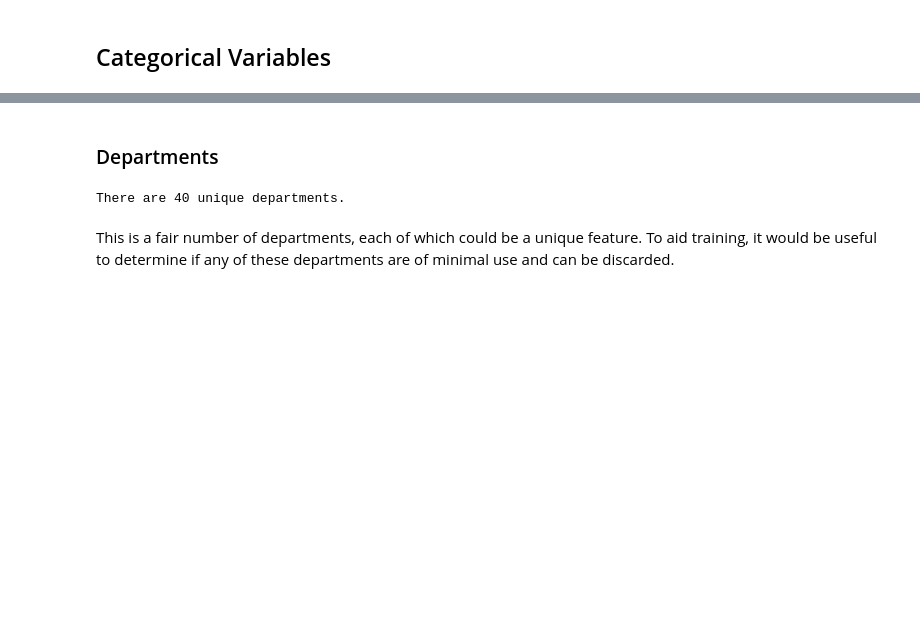
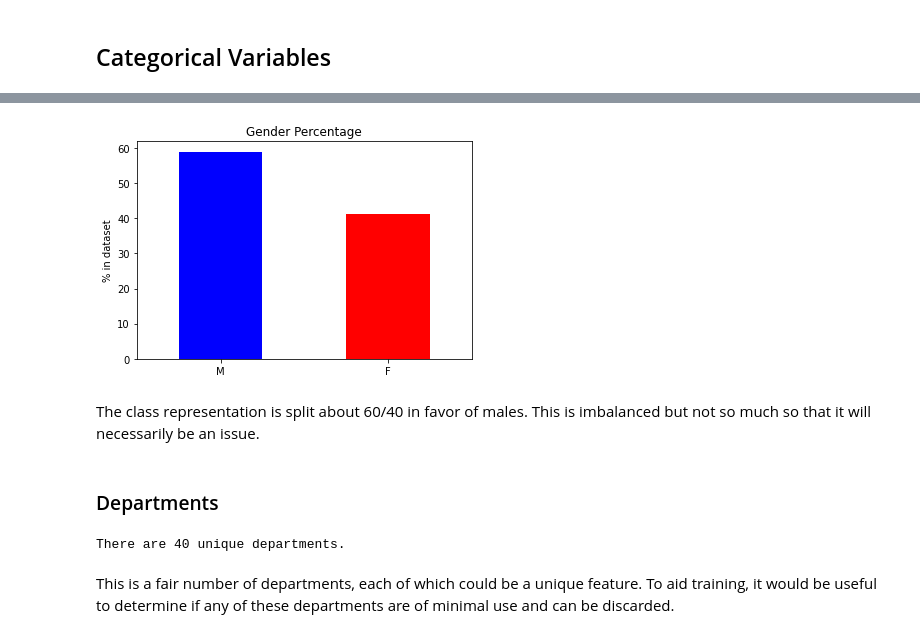
Before and after one commit to penichols10/Predicting-Gender-from-MoCo-Employment-Data, a Jupyter notebook: moco_employees.ipynb, the cells around one changed output, grey strips where cells are left out. Saved outputs shown, nothing was run; the diff lists cells and outputs as text; code cells hidden in the pictures; blank space fills up the shorter version.

```diff
--- a/moco_employees.ipynb
+++ b/moco_employees.ipynb
@@ -261,3 +278,13 @@ Name: gender, dtype: float64
+# %%
+gender_counts = df['gender'].value_counts()/df.shape[0]*100
+gender_counts.plot.bar(rot=0, color=['blue', 'red'])
+plt.title('Gender Percentage')
+plt.ylabel('% in dataset')
+plt.show()
+# %% [output]
+[figure, added]
+# %% [markdown]
+The class representation is split about 60/40 in favor of males. This is imbalanced but not so much so that it will necessarily be an issue.
 # %% [markdown]
 ### Departments
 # %%
```
Also changed, not shown: parts of 70 cells of this notebook.
